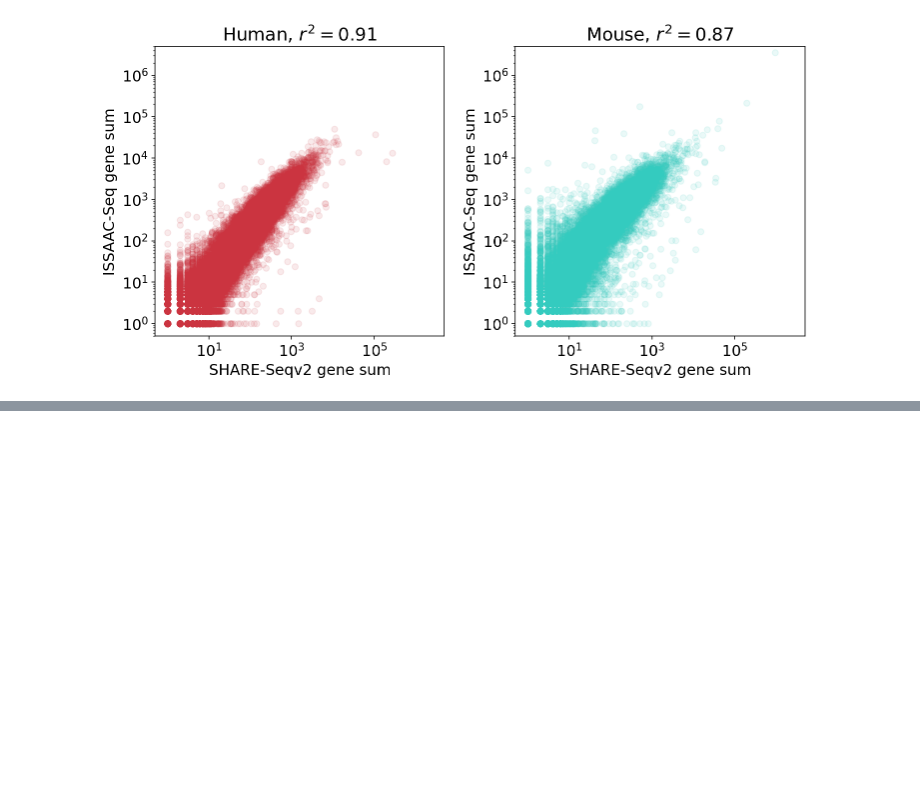
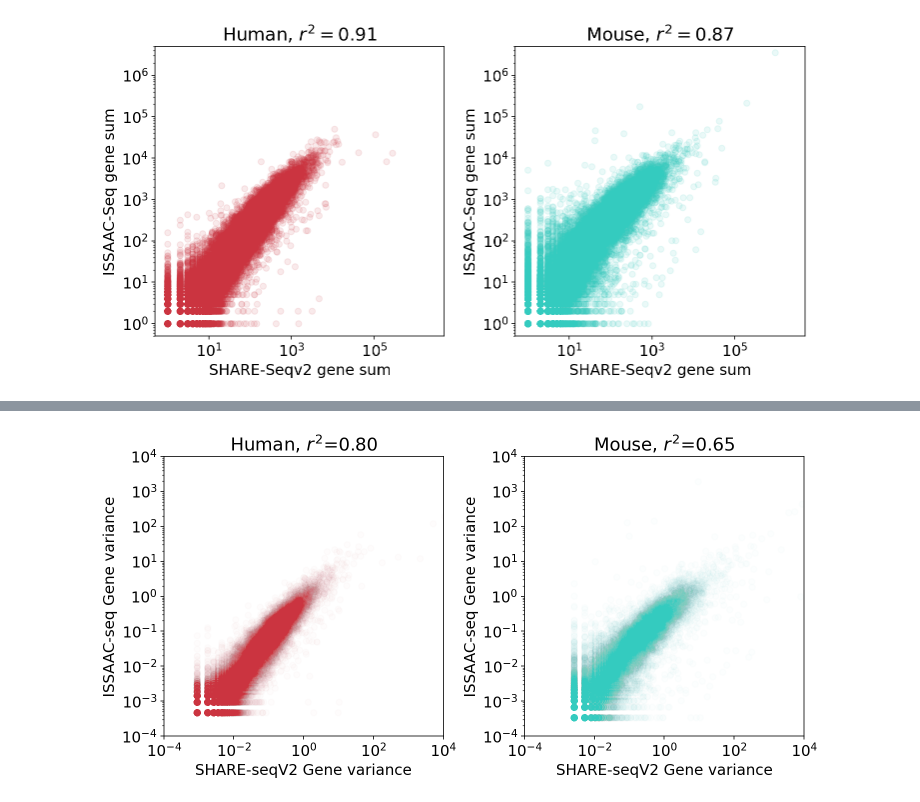
Before and after one commit to pachterlab/BGP_2023, a Jupyter notebook: analysis/notebooks/final_cmp_shareseq_issaacseq.ipynb, the cells around one changed output, grey strips where cells are left out. Drawn from its saved outputs; the diff is of its cells as text; code cells hidden in the pictures; blank space fills up the shorter version.

```diff
--- a/analysis/notebooks/final_cmp_shareseq_issaacseq.ipynb
+++ b/analysis/notebooks/final_cmp_shareseq_issaacseq.ipynb
@@ -95,0 +173,6 @@ fig.show()
+# %%
+ss_mm_var = mx_inspect_cols(fss_mm.mod["gene"].X.copy(), fss_mm.var.index.values)
+ss_hg_var = mx_inspect_cols(fss_hg.mod["gene"].X.copy(), fss_hg.var.index.values)
+
+sa_mm_var = mx_inspect_cols(fsa_mm.mod["gene"].X.copy(), fsa_mm.var.index.values)
+sa_hg_var = mx_inspect_cols(fsa_hg.mod["gene"].X.copy(), fsa_hg.var.index.values)
@@ -95,0 +327,48 @@ fig.show()
+# %%
+fig, axs = plt.subplots(figsize=(10,5), ncols=2, constrained_layout=True)
+
+ax = axs[0]
+x = ss_hg_v.values
+y = sa_hg_v.values
+
+ax.scatter(x, y, color=red, alpha=0.01)
+
+lx, ly = np.log1p(x).reshape(-1,1), np.log1p(y)
+reg = LinearRegression().fit(lx, ly)
+r2 = reg.score(lx, ly)
+
+ax.set(**{
+    "xscale": "log",
+    "yscale": "log",
+    "xlabel": "SHARE-seqV2 Gene variance",
+    "ylabel": "ISSAAC-seq Gene variance",
+    "title": f"Human, $r^2$={r2:,.2f}",
+    "xlim": (1e-4, 1e4),
+    "ylim": (1e-4, 1e4)
+})
+yex(ax)
+
+ax = axs[1]
+x = ss_mm_v.values
+y = sa_mm_v.values
+
+ax.scatter(x, y, color=blue, alpha=0.01)
+
+lx, ly = np.log1p(x).reshape(-1,1), np.log1p(y)
+reg = LinearRegression().fit(lx, ly)
+r2 = reg.score(lx, ly)
+
+ax.set(**{
+    "xscale": "log",
+    "yscale": "log",
+    "xlabel": "SHARE-seqV2 Gene variance",
+    "ylabel": "ISSAAC-seq Gene variance",
+    "title": f"Mouse, $r^2$={r2:,.2f}",
+    "xlim": (1e-4, 1e4),
+    "ylim": (1e-4, 1e4)
+})
+yex(ax)
+fig.savefig("figures/filtered_gene_var_cmp.png", bbox_inches="tight", dpi=300)
+fig.show()
+# %% [output]
+[figure, added]
```
Also changed, not shown: parts of 18 cells of this notebook, 9 other files.
